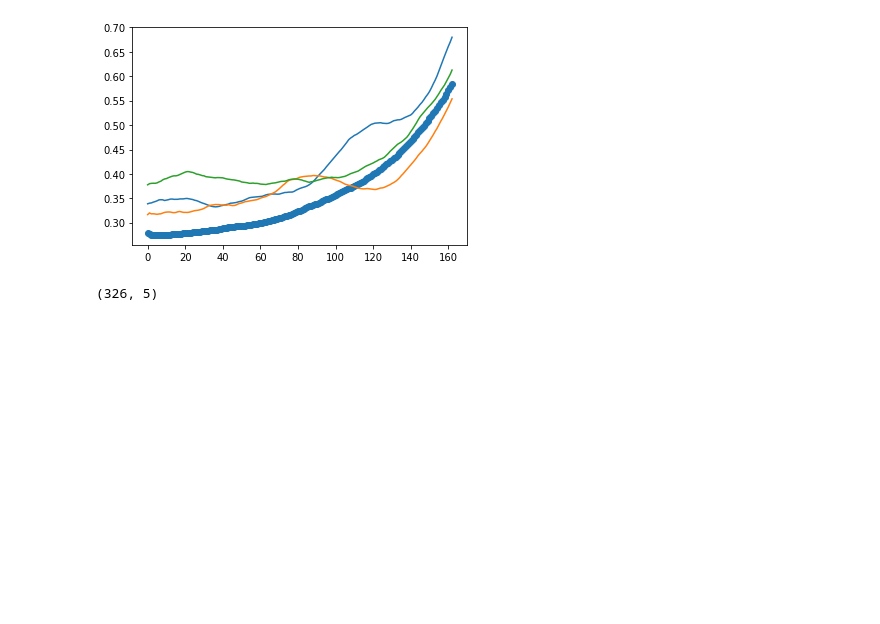
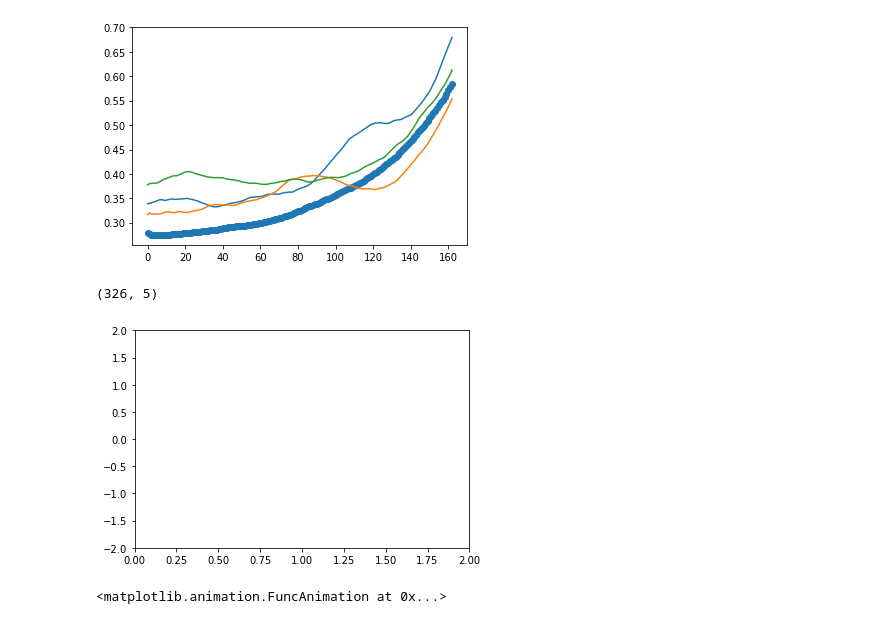
Before and after one commit to kEEPpp/PHM-Competition, a Jupyter notebook: CMAPSS/exponential_only_FD001.ipynb, the cells around one changed output. Cells and saved outputs as stored; diff of their text form; code cells hidden in the pictures; blank space fills up the shorter version.

```diff
--- a/CMAPSS/exponential_only_FD001.ipynb
+++ b/CMAPSS/exponential_only_FD001.ipynb
@@ -317,0 +384,9 @@ trains.shape
+# %%
+fig, ax = plt.subplots()
+
+ax.set_xlim(( 0, 2))
+ax.set_ylim((-2, 2))
+
+line, = ax.plot([], [], lw=2)
+# %% [output]
+[figure, added]
@@ -317,0 +406,5 @@ trains.shape
+# %%
+rc('animation', html='html5')
+anim
+# %% [output]
+<matplotlib.animation.FuncAnimation at 0x...>
```
Also changed, not shown: parts of 19 cells of this notebook.
